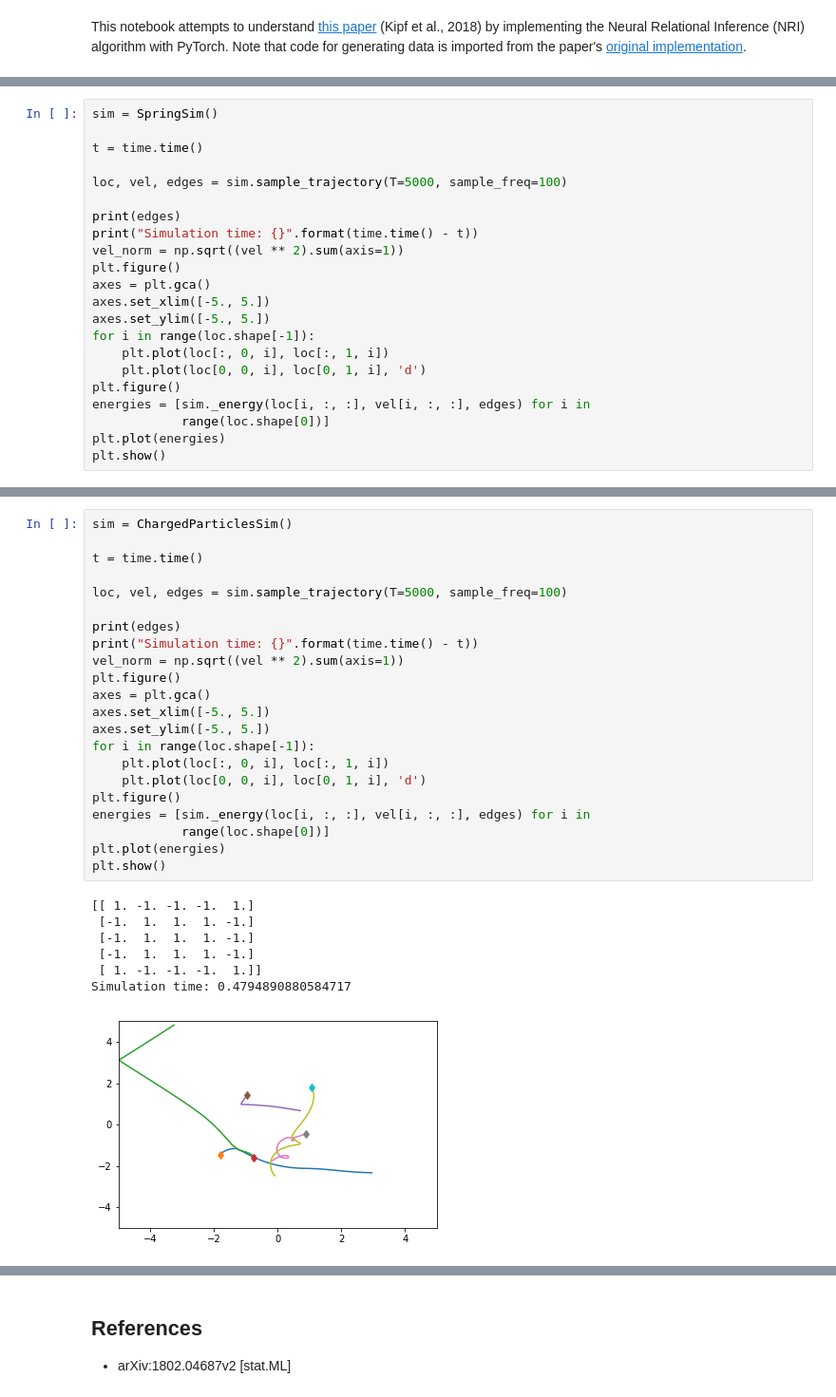
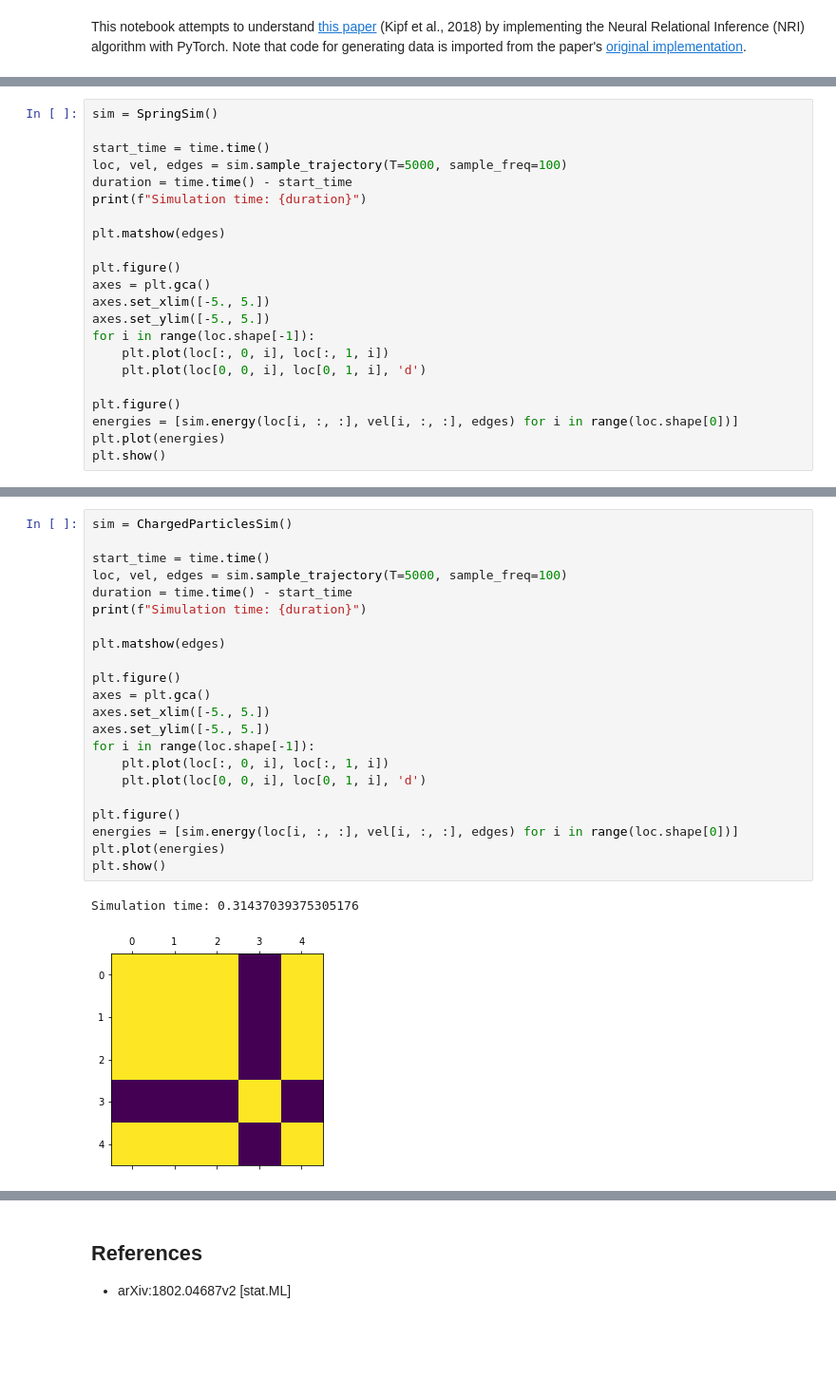
Before and after one commit to jinyeom/leuchtturm, a Jupyter notebook: Neural Relational Inference for Interacting Systems.ipynb, the cells around one changed output, grey strips where cells are left out. Shown at 95% size. Drawn from its saved outputs; the diff is of its cells as text; blank space fills up the shorter version.

```diff
--- a/Neural Relational Inference for Interacting Systems.ipynb
+++ b/Neural Relational Inference for Interacting Systems.ipynb
@@ -154,13 +137,13 @@ class SpringSim(object):
 # %%
 sim = SpringSim()
 
-t = time.time()
+start_time = time.time()
+loc, vel, edges = sim.sample_trajectory(T=5000, sample_freq=100)
+duration = time.time() - start_time
+print(f"Simulation time: {duration}")
 
-loc, vel, edges = sim.sample_trajectory(T=5000, sample_freq=100)
+plt.matshow(edges)
 
-print(edges)
-print("Simulation time: {}".format(time.time() - t))
-vel_norm = np.sqrt((vel ** 2).sum(axis=1))
 plt.figure()
 axes = plt.gca()
 axes.set_xlim([-5., 5.])
@@ -168,9 +151,9 @@ axes.set_ylim([-5., 5.])
 for i in range(loc.shape[-1]):
     plt.plot(loc[:, 0, i], loc[:, 1, i])
     plt.plot(loc[0, 0, i], loc[0, 1, i], 'd')
+
 plt.figure()
-energies = [sim._energy(loc[i, :, :], vel[i, :, :], edges) for i in
-            range(loc.shape[0])]
+energies = [sim.energy(loc[i, :, :], vel[i, :, :], edges) for i in range(loc.shape[0])]
 plt.plot(energies)
 plt.show()
 # %% [output]
@@ -331,30 +300,25 @@ class ChargedParticlesSim(object):
 # %%
 sim = ChargedParticlesSim()
 
-t = time.time()
+start_time = time.time()
+loc, vel, edges = sim.sample_trajectory(T=5000, sample_freq=100)
+duration = time.time() - start_time
+print(f"Simulation time: {duration}")
 
-loc, vel, edges = sim.sample_trajectory(T=5000, sample_freq=100)
+plt.matshow(edges)
 
-print(edges)
-print("Simulation time: {}".format(time.time() - t))
-vel_norm = np.sqrt((vel ** 2).sum(axis=1))
 plt.figure()
 axes = plt.gca()
 axes.set_xlim([-5., 5.])
 axes.set_ylim([-5., 5.])
 for i in range(loc.shape[-1]):
     plt.plot(loc[:, 0, i], loc[:, 1, i])
     plt.plot(loc[0, 0, i], loc[0, 1, i], 'd')
+
 plt.figure()
-energies = [sim._energy(loc[i, :, :], vel[i, :, :], edges) for i in
-            range(loc.shape[0])]
+energies = [sim.energy(loc[i, :, :], vel[i, :, :], edges) for i in range(loc.shape[0])]
 plt.plot(energies)
 plt.show()
 # %% [output]
-[[ 1. -1. -1. -1.  1.]
- [-1.  1.  1.  1. -1.]
- [-1.  1.  1.  1. -1.]
- [-1.  1.  1.  1. -1.]
- [ 1. -1. -1. -1.  1.]]
-Simulation time: 0.4794890880584717
+Simulation time: 0.31437039375305176
-[figure, old version]
+[figure, new version]
```
Also changed, not shown: parts of 5 cells of this notebook.
